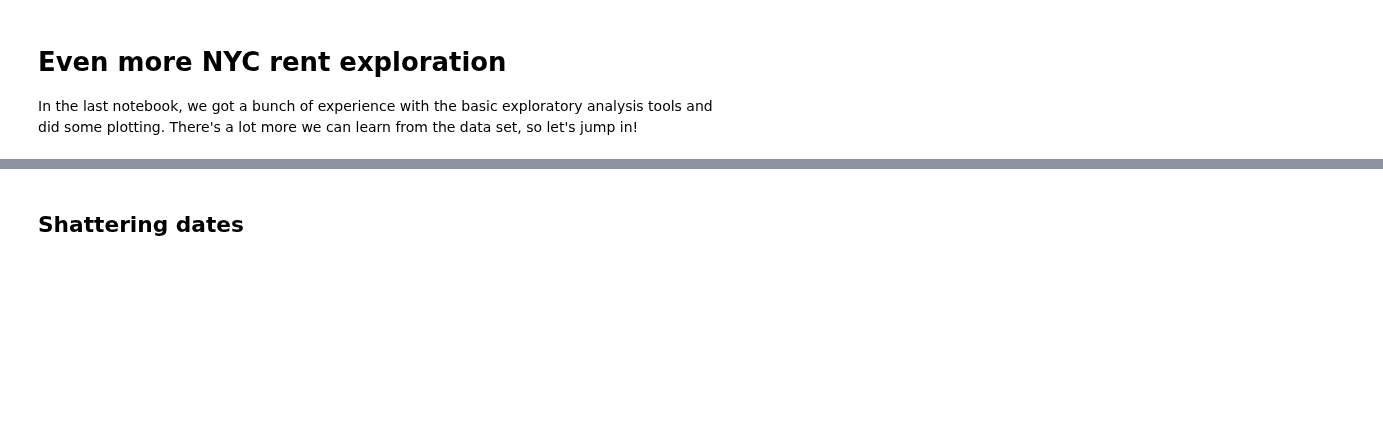
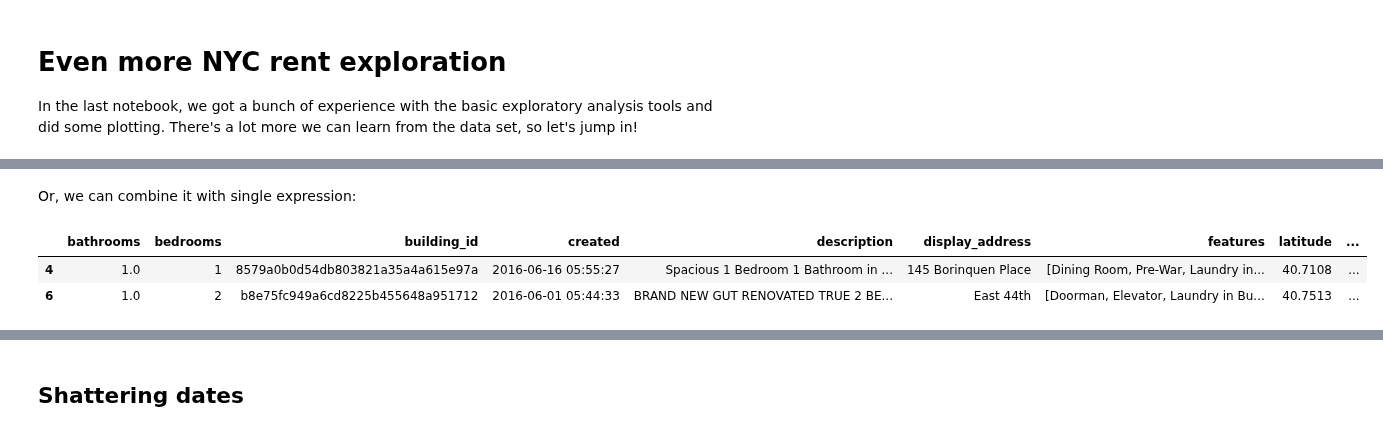
Before and after one commit to parrt/msds593, a Jupyter notebook: notebooks/nyrent2.ipynb, the cells around one changed output, grey strips where cells are left out. Drawn from its saved outputs; the diff is of its cells as text; code cells hidden in the pictures; blank space fills up the shorter version.

```diff
--- a/notebooks/nyrent2.ipynb
+++ b/notebooks/nyrent2.ipynb
@@ -12,0 +78,8 @@ df_rent = pd.read_json('data/train.json')
+# %% [markdown]
+Or, we can combine it with single expression:
+# %%
+df[ df['latitude']>40.55 ].head(2)
+# %% [output]
+|  | bathrooms | bedrooms | building_id | created | description | display_address | features | latitude | ... |
+| 4 | 1.0 | 1 | 8579a0b0d54db803821a35a4a615e97a | 2016-06-16 05:55:27 | Spacious 1 Bedroom 1 Bathroom in ... | 145 Borinquen Place | [Dining Room, Pre-War, Laundry in... | 40.7108 | ... |
+| 6 | 1.0 | 2 | b8e75fc949a6cd8225b455648a951712 | 2016-06-01 05:44:33 | BRAND NEW GUT RENOVATED TRUE 2 BE... | East 44th | [Doorman, Elevator, Laundry in Bu... | 40.7513 | ... |
```
Also changed, not shown: parts of 26 cells of this notebook, 1 other file.
